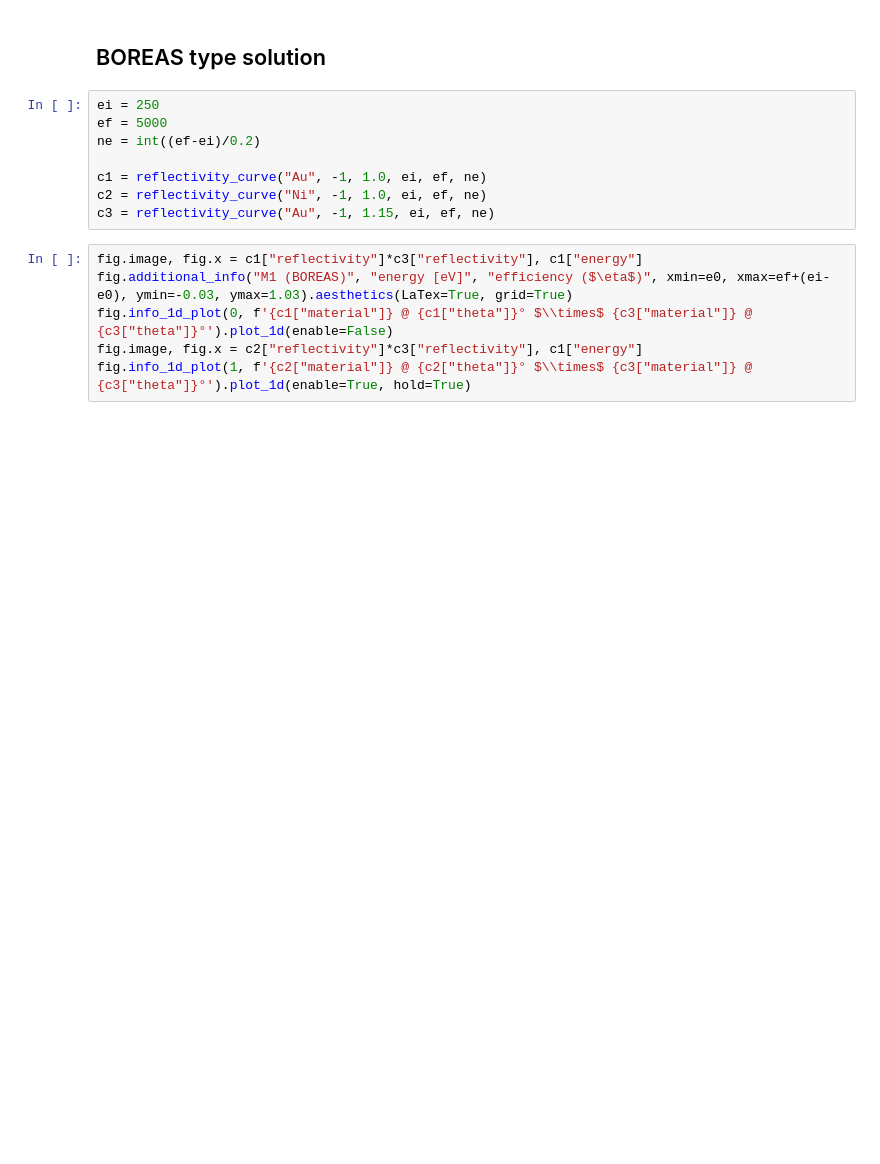
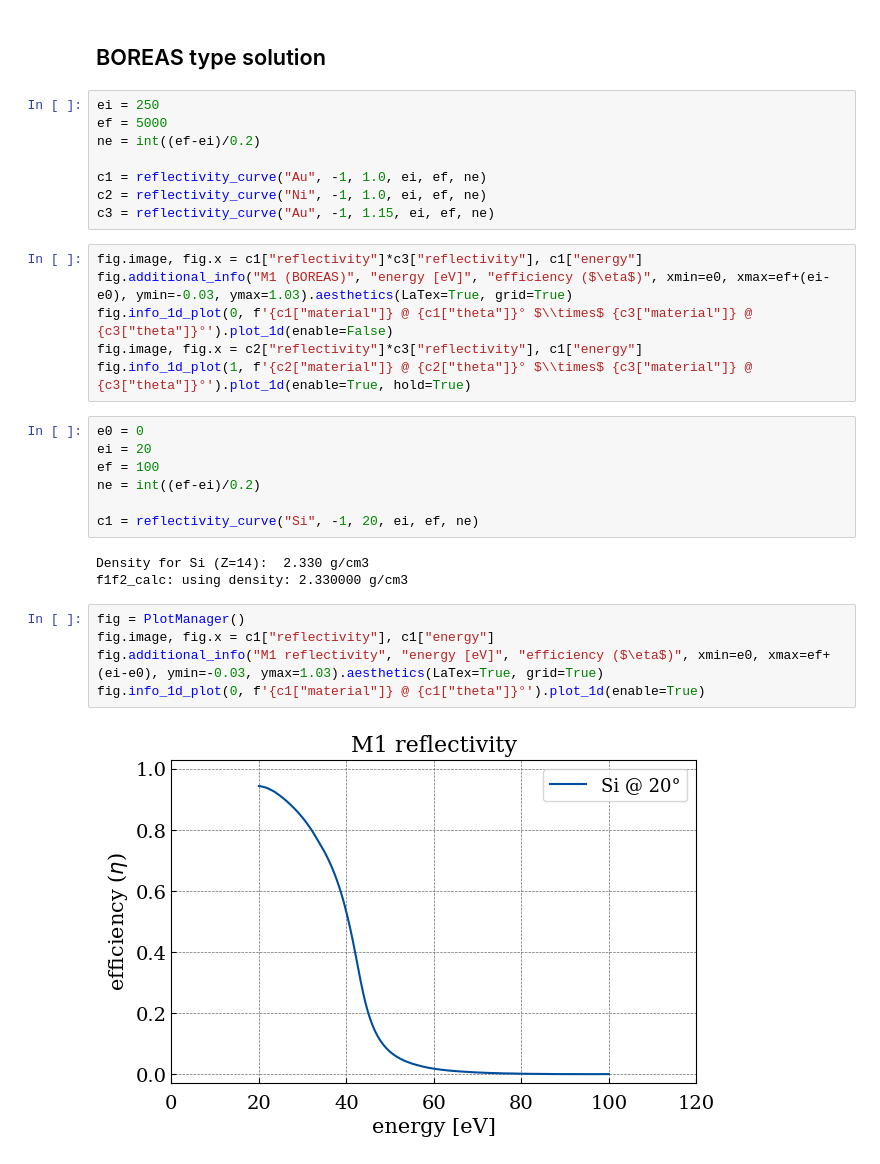
Before and after one commit to barc4/soleil_deimos, a Jupyter notebook: workspaces/M1_redesign.ipynb, the cells around one changed output. Saved outputs shown, nothing was run; the diff lists cells and outputs as text; blank space fills up the shorter version.

```diff
--- a/workspaces/M1_redesign.ipynb
+++ b/workspaces/M1_redesign.ipynb
@@ -148,3 +151,20 @@ fig.additional_info("M1 (BOREAS)", "energy [eV]", "efficiency ($\eta$)", xmin=e0
 fig.info_1d_plot(0, f'{c1["material"]} @ {c1["theta"]}° $\\times$ {c3["material"]} @ {c3["theta"]}°').plot_1d(enable=False)
 fig.image, fig.x = c2["reflectivity"]*c3["reflectivity"], c1["energy"]
 fig.info_1d_plot(1, f'{c2["material"]} @ {c2["theta"]}° $\\times$ {c3["material"]} @ {c3["theta"]}°').plot_1d(enable=True, hold=True)
+# %%
+e0 = 0
+ei = 20
+ef = 100
+ne = int((ef-ei)/0.2)
+
+c1 = reflectivity_curve("Si", -1, 20, ei, ef, ne)
+# %% [output]
+Density for Si (Z=14):  2.330 g/cm3
+f1f2_calc: using density: 2.330000 g/cm3
+# %%
+fig = PlotManager()
+fig.image, fig.x = c1["reflectivity"], c1["energy"]
+fig.additional_info("M1 reflectivity", "energy [eV]", "efficiency ($\eta$)", xmin=e0, xmax=ef+(ei-e0), ymin=-0.03, ymax=1.03).aesthetics(LaTex=True, grid=True)
+fig.info_1d_plot(0, f'{c1["material"]} @ {c1["theta"]}°').plot_1d(enable=True)
+# %% [output]
+[figure, added]
```
Also changed, not shown: parts of 1 cell of this notebook, 6 other files.
